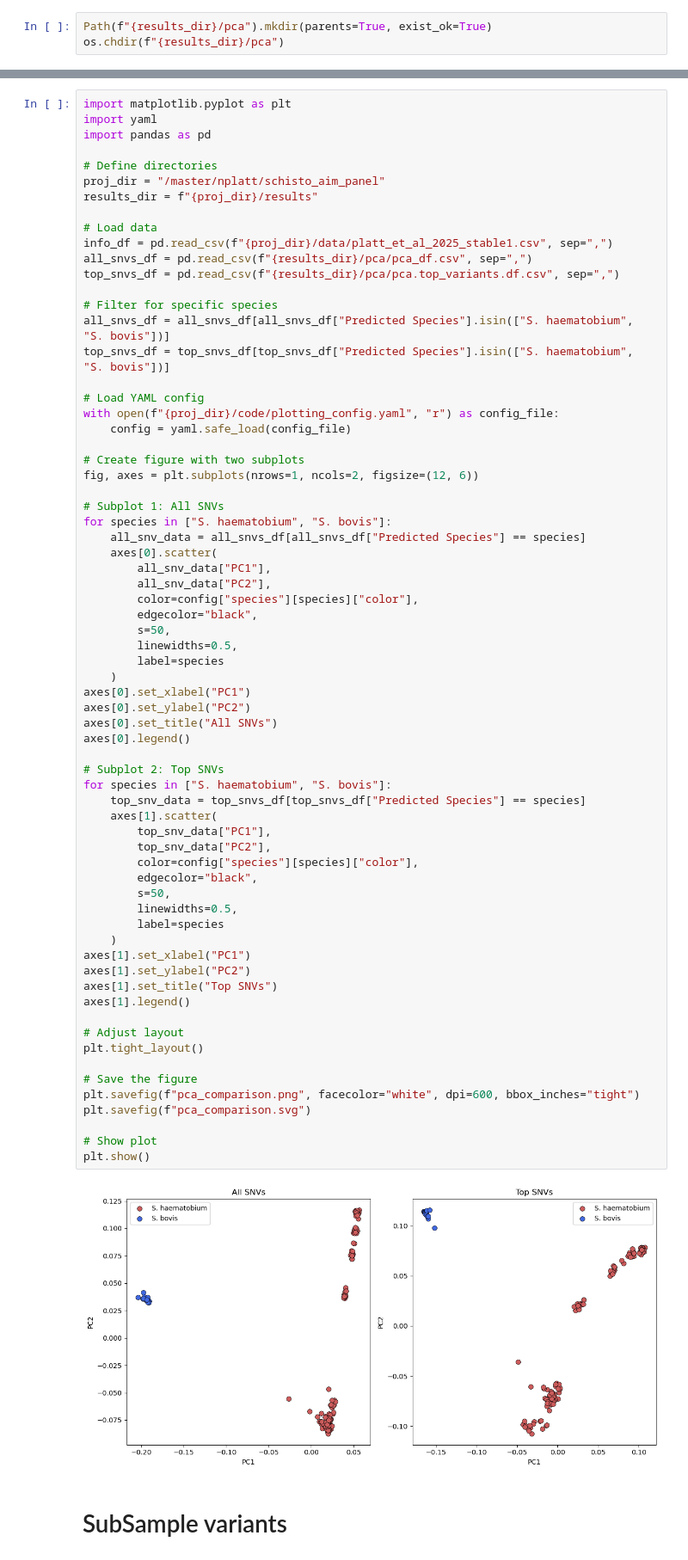
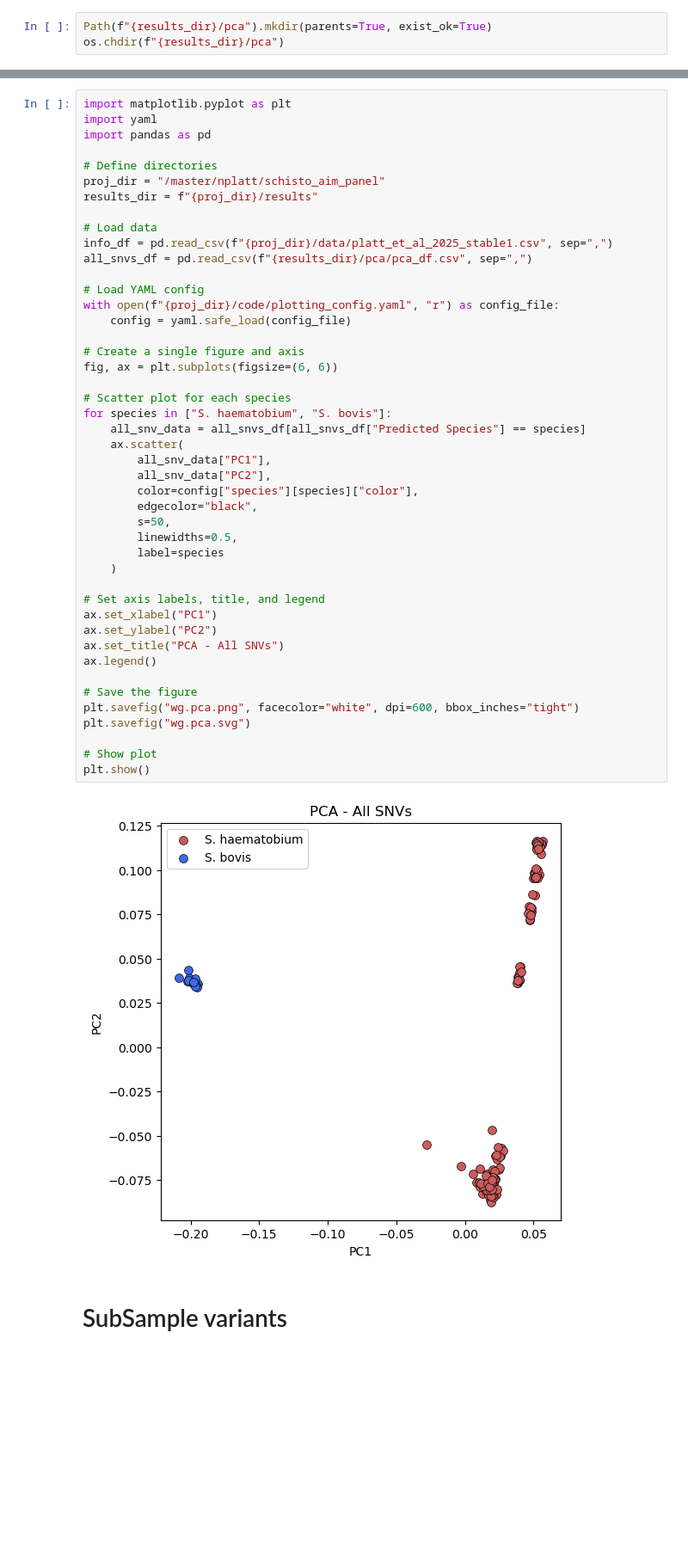
Before and after one commit to nealplatt/schisto_aim_panel, a Jupyter notebook: code/aim_panel_development.ipynb, the cells around one changed output, grey strips where cells are left out. Shown at 86% size. Drawn from its saved outputs; the diff is of its cells as text; blank space fills up the shorter version.

```diff
--- a/code/aim_panel_development.ipynb
+++ b/code/aim_panel_development.ipynb
@@ -313,68 +243,45 @@ import pandas as pd
 # Define directories
 proj_dir = "/master/nplatt/schisto_aim_panel"
 results_dir = f"{proj_dir}/results"
 
 # Load data
 info_df = pd.read_csv(f"{proj_dir}/data/platt_et_al_2025_stable1.csv", sep=",")
 all_snvs_df = pd.read_csv(f"{results_dir}/pca/pca_df.csv", sep=",")
-top_snvs_df = pd.read_csv(f"{results_dir}/pca/pca.top_variants.df.csv", sep=",")
-
-# Filter for specific species
-all_snvs_df = all_snvs_df[all_snvs_df["Predicted Species"].isin(["S. haematobium", "S. bovis"])]
-top_snvs_df = top_snvs_df[top_snvs_df["Predicted Species"].isin(["S. haematobium", "S. bovis"])]
 
 # Load YAML config
 with open(f"{proj_dir}/code/plotting_config.yaml", "r") as config_file:
     config = yaml.safe_load(config_file)
 
-# Create figure with two subplots
-fig, axes = plt.subplots(nrows=1, ncols=2, figsize=(12, 6))
+# Create a single figure and axis
+fig, ax = plt.subplots(figsize=(6, 6))
 
-# Subplot 1: All SNVs
+# Scatter plot for each species
 for species in ["S. haematobium", "S. bovis"]:
     all_snv_data = all_snvs_df[all_snvs_df["Predicted Species"] == species]
-    axes[0].scatter(
+    ax.scatter(
         all_snv_data["PC1"],
         all_snv_data["PC2"],
         color=config["species"][species]["color"],
         edgecolor="black",
         s=50,
         linewidths=0.5,
         label=species
     )
-axes[0].set_xlabel("PC1")
-axes[0].set_ylabel("PC2")
-axes[0].set_title("All SNVs")
-axes[0].legend()
 
-# Subplot 2: Top SNVs
-for species in ["S. haematobium", "S. bovis"]:
-    top_snv_data = top_snvs_df[top_snvs_df["Predicted Species"] == species]
-    axes[1].scatter(
-        top_snv_data["PC1"],
-        top_snv_data["PC2"],
-        color=config["species"][species]["color"],
-        edgecolor="black",
-        s=50,
-        linewidths=0.5,
-        label=species
-    )
-axes[1].set_xlabel("PC1")
-axes[1].set_ylabel("PC2")
-axes[1].set_title("Top SNVs")
-axes[1].legend()
-
-# Adjust layout
-plt.tight_layout()
+# Set axis labels, title, and legend
+ax.set_xlabel("PC1")
+ax.set_ylabel("PC2")
+ax.set_title("PCA - All SNVs")
+ax.legend()
 
 # Save the figure
-plt.savefig(f"pca_comparison.png", facecolor="white", dpi=600, bbox_inches="tight")
-plt.savefig(f"pca_comparison.svg")
+plt.savefig("wg.pca.png", facecolor="white", dpi=600, bbox_inches="tight")
+plt.savefig("wg.pca.svg")
 
 # Show plot
 plt.show()
 # %% [output]
-[figure, old version]
+[figure, new version]
 # %% [markdown]
 # SubSample variants
 # %%
```
Also changed, not shown: parts of 63 cells of this notebook.
